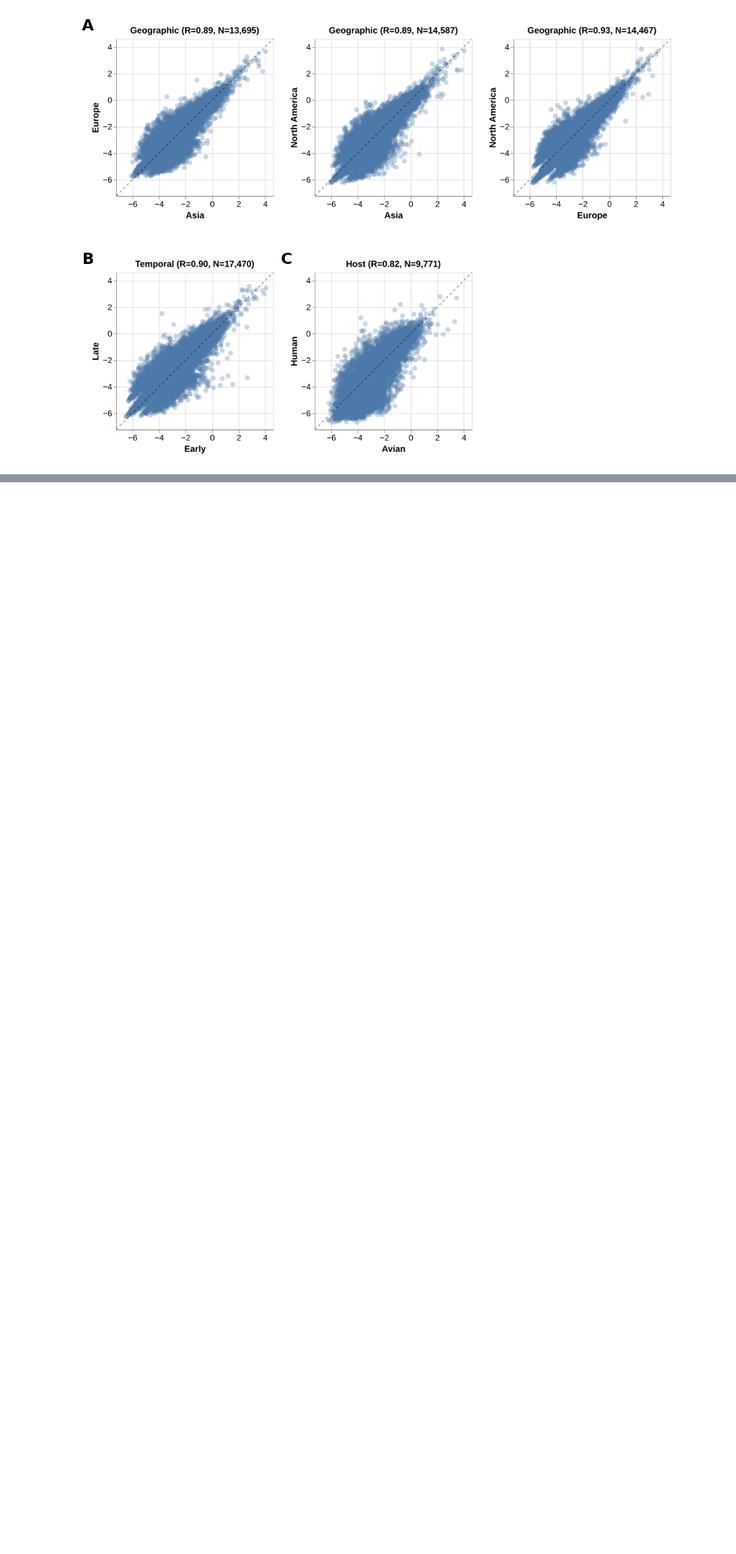
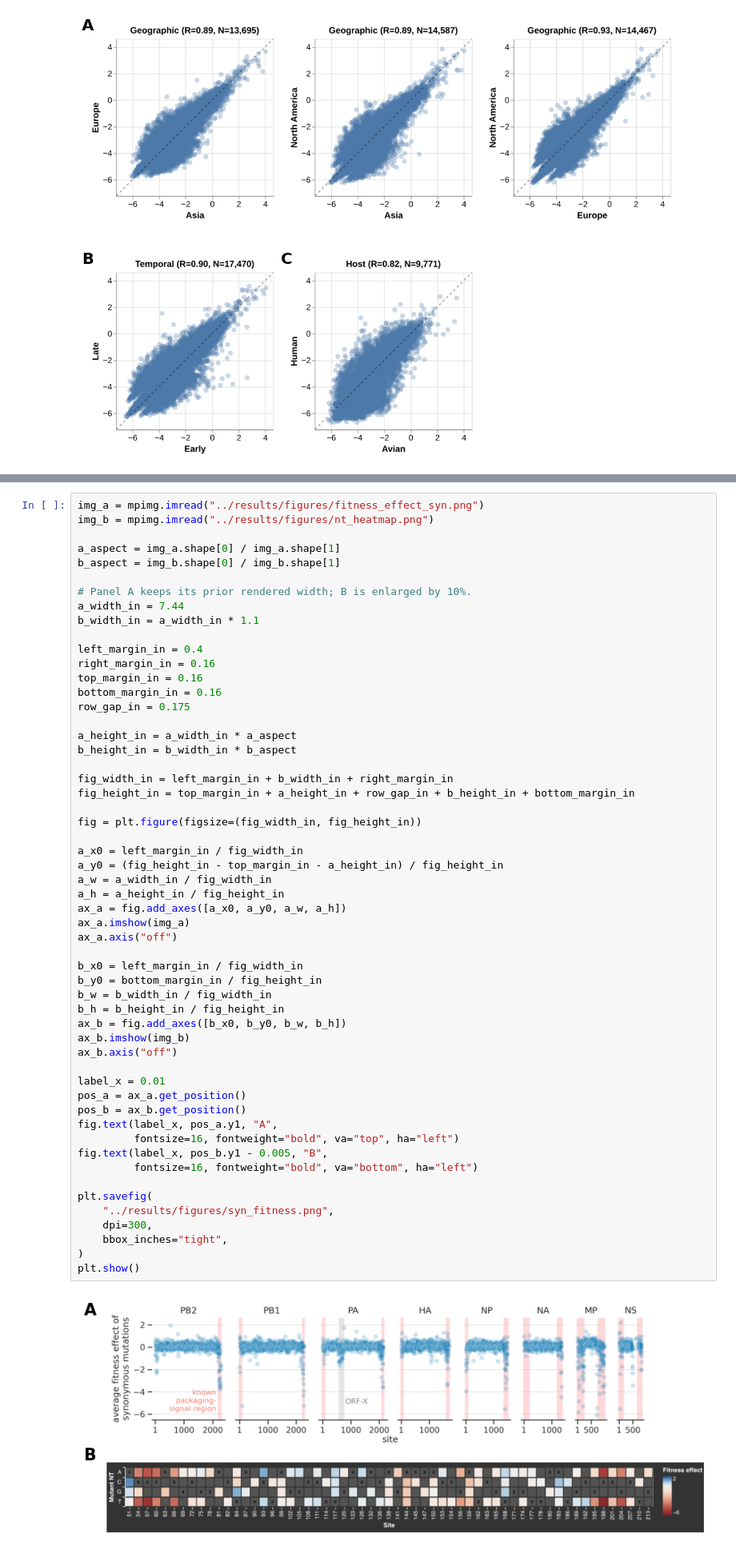
Before and after one commit to matsengrp/flu-mut-rates, a Jupyter notebook: notebooks/compose_figures.ipynb, the cells around one changed output, grey strips where cells are left out. Shown at 80% size. Drawn from its saved outputs; the diff is of its cells as text; blank space fills up the shorter version.

```diff
--- a/notebooks/compose_figures.ipynb
+++ b/notebooks/compose_figures.ipynb
@@ -365,0 +378,57 @@ plt.show()
+# %%
+img_a = mpimg.imread("../results/figures/fitness_effect_syn.png")
+img_b = mpimg.imread("../results/figures/nt_heatmap.png")
+
+a_aspect = img_a.shape[0] / img_a.shape[1]
+b_aspect = img_b.shape[0] / img_b.shape[1]
+
+# Panel A keeps its prior rendered width; B is enlarged by 10%.
+a_width_in = 7.44
+b_width_in = a_width_in * 1.1
+
+left_margin_in = 0.4
+right_margin_in = 0.16
+top_margin_in = 0.16
+bottom_margin_in = 0.16
+row_gap_in = 0.175
+
+a_height_in = a_width_in * a_aspect
+b_height_in = b_width_in * b_aspect
+
+fig_width_in = left_margin_in + b_width_in + right_margin_in
+fig_height_in = top_margin_in + a_height_in + row_gap_in + b_height_in + bottom_margin_in
+
+fig = plt.figure(figsize=(fig_width_in, fig_height_in))
+
+a_x0 = left_margin_in / fig_width_in
+a_y0 = (fig_height_in - top_margin_in - a_height_in) / fig_height_in
+a_w = a_width_in / fig_width_in
+a_h = a_height_in / fig_height_in
+ax_a = fig.add_axes([a_x0, a_y0, a_w, a_h])
+ax_a.imshow(img_a)
+ax_a.axis("off")
+
+b_x0 = left_margin_in / fig_width_in
+b_y0 = bottom_margin_in / fig_height_in
+b_w = b_width_in / fig_width_in
+b_h = b_height_in / fig_height_in
+ax_b = fig.add_axes([b_x0, b_y0, b_w, b_h])
+ax_b.imshow(img_b)
+ax_b.axis("off")
+
+label_x = 0.01
+pos_a = ax_a.get_position()
+pos_b = ax_b.get_position()
+fig.text(label_x, pos_a.y1, "A",
+         fontsize=16, fontweight="bold", va="top", ha="left")
+fig.text(label_x, pos_b.y1 - 0.005, "B",
+         fontsize=16, fontweight="bold", va="bottom", ha="left")
+
+plt.savefig(
+    "../results/figures/syn_fitness.png",
+    dpi=300,
+    bbox_inches="tight",
+)
+plt.show()
+# %% [output]
+[figure, added]
```
Also changed, not shown: parts of 5 cells of this notebook, 5 other files.
